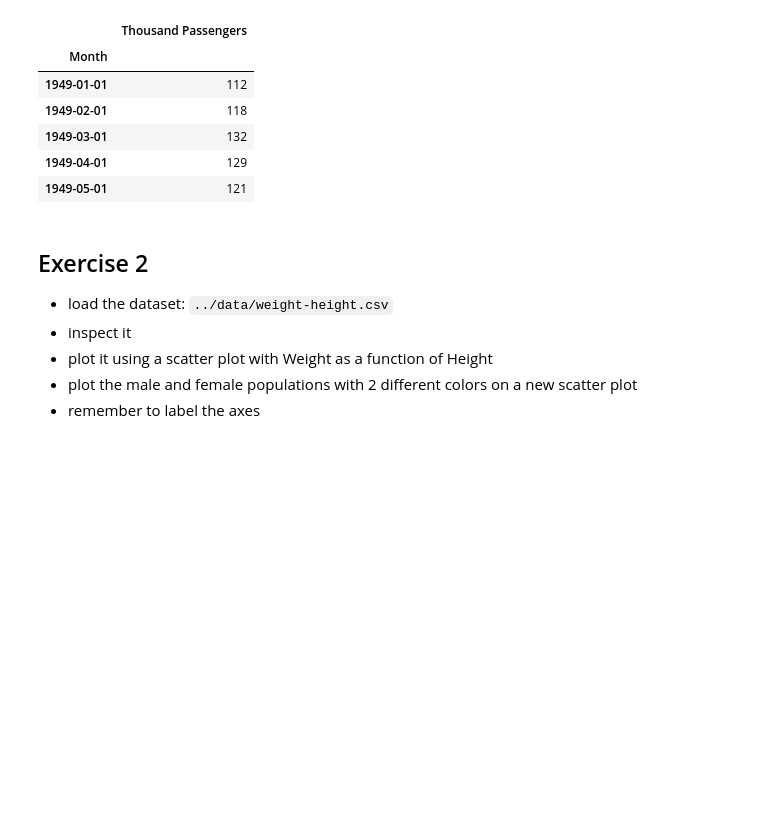
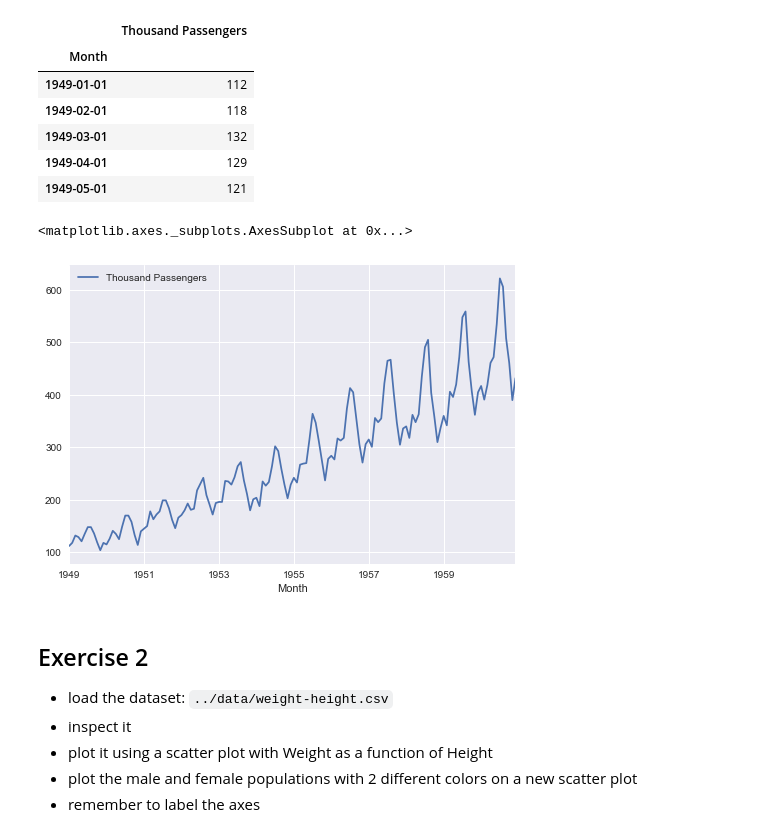
Before and after one commit to jweissenberger/zero_to_deep_learning_udemy, a Jupyter notebook: course/2 Data.ipynb, the cells around one changed output. Drawn from its saved outputs; the diff is of its cells as text; code cells hidden in the pictures; blank space fills up the shorter version.

```diff
--- a/course/2 Data.ipynb
+++ b/course/2 Data.ipynb
@@ -585,6 +588,11 @@ df.head()
 | 1949-03-01 | 132 |
 | 1949-04-01 | 129 |
 | 1949-05-01 | 121 |
+# %%
+df.plot()
+# %% [output]
+<matplotlib.axes._subplots.AxesSubplot at 0x...>
+[figure, added]
 # %% [markdown]
 ## Exercise 2
 - load the dataset: `../data/weight-height.csv`
```
Also changed, not shown: parts of 23 cells of this notebook.
